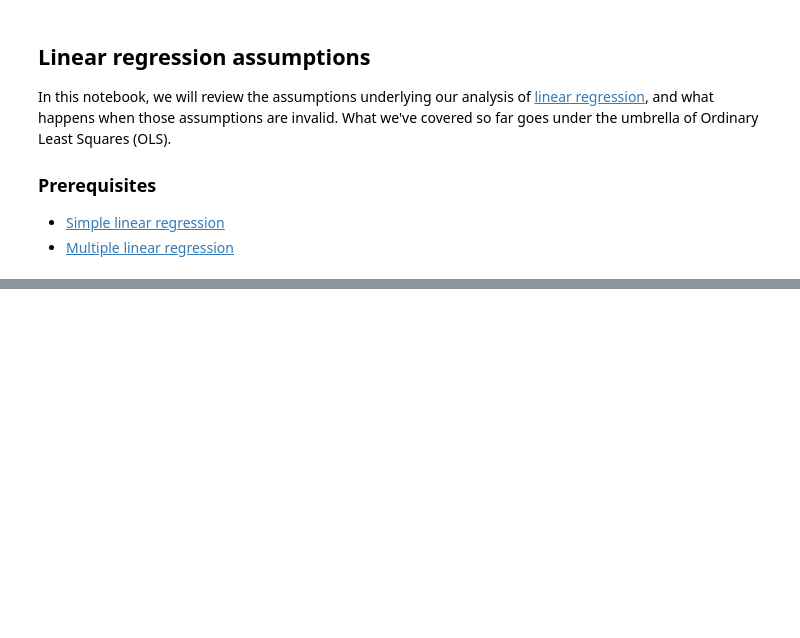
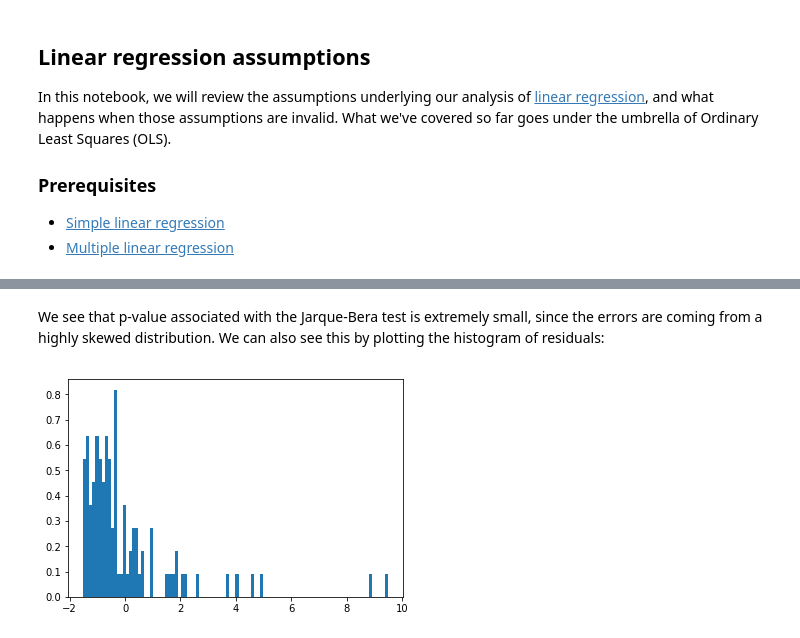
Before and after one commit to siavashaslanbeigi/stats_notes, a Jupyter notebook: linreg_assumptions.ipynb, the cells around one changed output, grey strips where cells are left out. Cells and saved outputs as stored; diff of their text form; code cells hidden in the pictures; blank space fills up the shorter version.

```diff
--- a/linreg_assumptions.ipynb
+++ b/linreg_assumptions.ipynb
@@ -137,0 +185,9 @@ Let's remember what we assumed: (i) errors have zero mean, (ii) errors are uncor
+# %%
+m = 100
+n = 2
+betas = np.array([0.3, 2, 5])
+X = np.column_stack([np.ones(m), np.random.uniform(size=(m, n))])
+y = X.dot(betas) + np.exp(np.random.normal(size=m)) - np.exp(1/2.)
+
+model = regression.linear_model.OLS(y, X).fit()
+model.summary()
@@ -137,0 +215,6 @@ Let's remember what we assumed: (i) errors have zero mean, (ii) errors are uncor
+# %% [markdown]
+We see that p-value associated with the Jarque-Bera test is extremely small, since the errors are coming from a highly skewed distribution. We can also see this by plotting the histogram of residuals:
+# %%
+plt.hist(model.resid, bins=100, normed=True);
+# %% [output]
+[figure, added]
```
Also changed, not shown: parts of 11 cells of this notebook.
